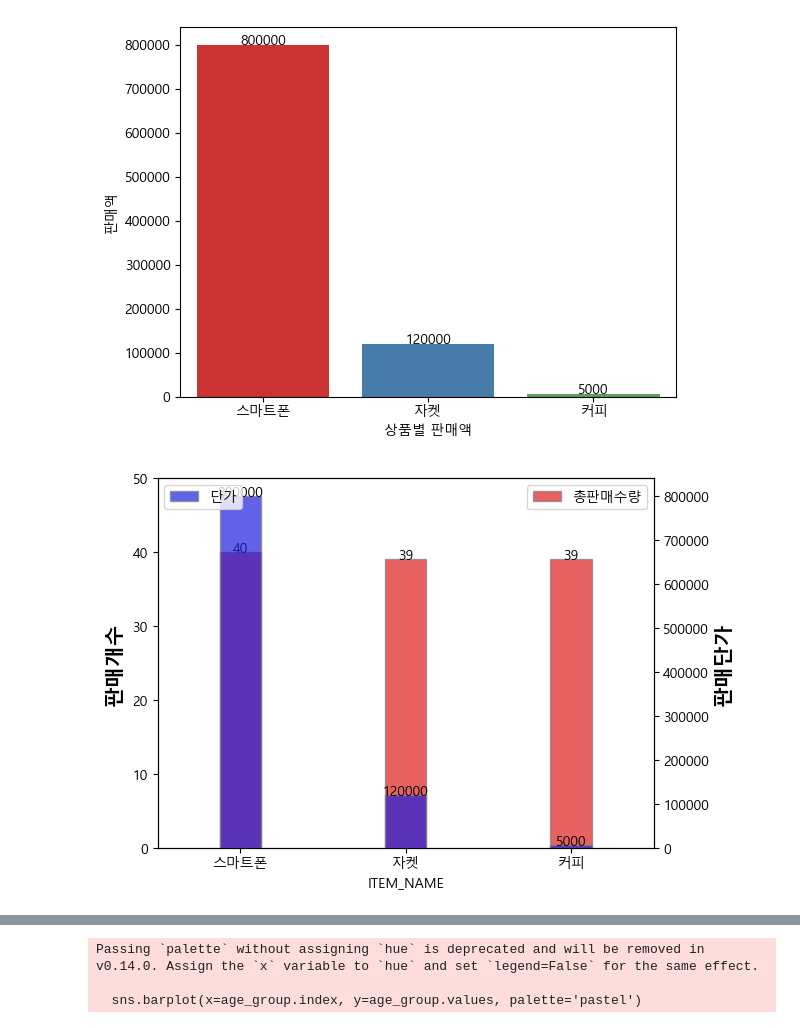
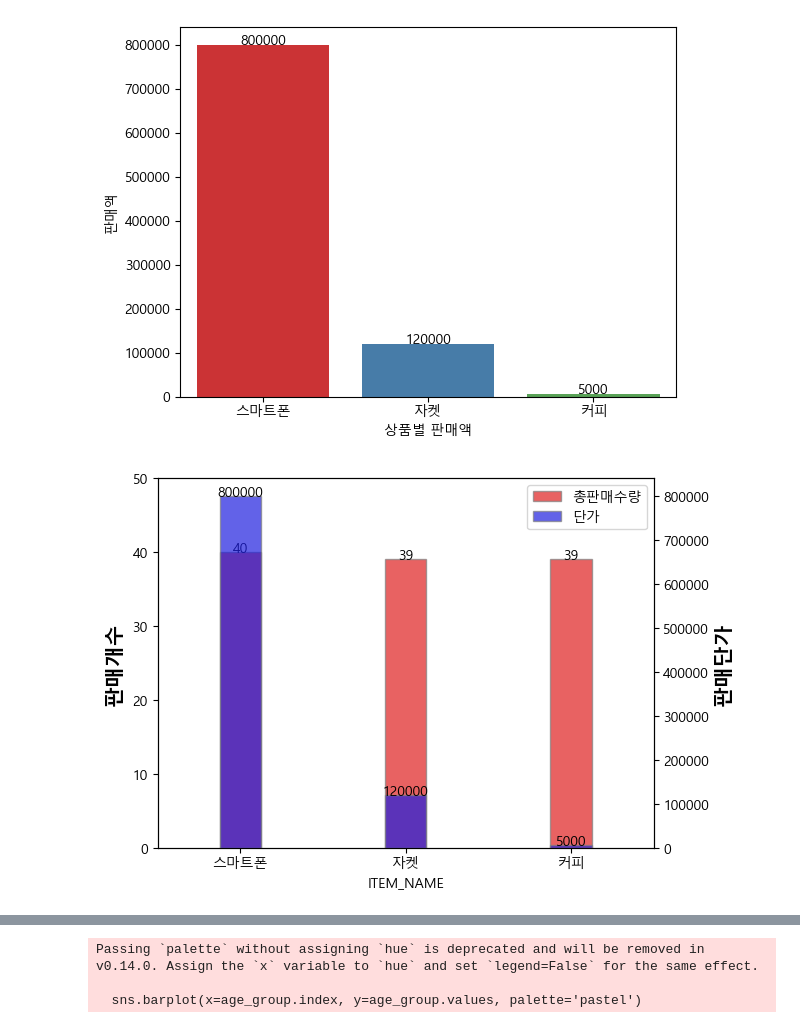
Before and after one commit to KU-WM/Python-Start, a Jupyter notebook: Ch06/04_Practice.ipynb, the cells around one changed output, grey strips where cells are left out. Drawn from its saved outputs; the diff is of its cells as text; code cells hidden in the pictures.

```diff
--- a/Ch06/04_Practice.ipynb
+++ b/Ch06/04_Practice.ipynb
@@ -182,35 +182,40 @@ Passing `palette` without assigning `hue` is deprecated and will be removed in v
 test = df.groupby("ITEM_NAME")["PRICE"].count()
 test2 = df.groupby("ITEM_NAME")["PRICE"].mean()
 
 
 plt.Figure(figsize=(8, 5))
 barwidth = 0.25
 
 # ax = sns.barplot(x="ITEM_NAME", y="PRICE", data=df, color="red", alpha=0.7, palette='Set1')
-ax = sns.barplot(x=test.index, y=test.values, color='red', alpha=0.7, width=barwidth, edgecolor='gray', label='총판매수량')
+ax = sns.barplot(x=test.index, y=test.values, color='red', alpha=0.7, width=barwidth, edgecolor='gray', label='총판매수량', legend=False)
 ax2 = ax.twinx()
 ax.set_ylim([0, 50])
-ax2 = sns.barplot(x=test2.index, y=test2.values, color='blue', alpha=0.7, width=barwidth, edgecolor='gray', label='단가')
+ax2 = sns.barplot(x=test2.index, y=test2.values, color='blue', alpha=0.7, width=barwidth, edgecolor='gray', label='단가', legend=False)
 
 for p in ax.patches:
     ax.text(p.get_x() + p.get_width() / 2,
             p.get_y() + p.get_height(),
             f"{int(p.get_height())}",
             ha='center')
 
 for p in ax2.patches:
     ax2.text(p.get_x() + p.get_width() / 2,
             p.get_y() + p.get_height(),
             f"{int(p.get_height())}",
             ha='center')
 
 plt.xlabel("제품명", fontweight='bold', fontsize=15)
 ax.set_ylabel("판매개수", fontweight='bold', fontsize=15)
 ax2.set_ylabel("판매단가", fontweight='bold', fontsize=15)
 
-ax.legend(loc='upper right')
-ax2.legend(loc='upper left')
+# ax.legend(loc='upper right')
+# ax2.legend(loc='upper left')
+
+line1, label1 = ax.get_legend_handles_labels()
+line2, label2 = ax2.get_legend_handles_labels()
+
+ax.legend(line1 + line2, label1 + label2, loc='upper right')
 
 plt.show()
 # %% [output]
-[figure, old version]
+[figure, new version]
```
Also changed, not shown: parts of 2 cells of this notebook.
